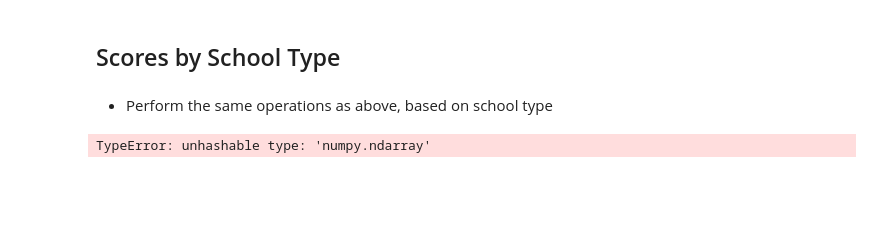
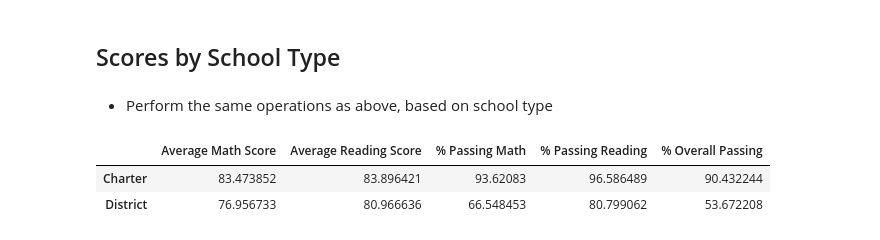
Before and after one commit to KaizaM/pandas-challenge, a Jupyter notebook: PyCitySchools/PyCitySchools_starter.ipynb, the cells around one changed output. Drawn from its saved outputs; the diff is of its cells as text; code cells hidden in the pictures; blank space fills up the shorter version.

```diff
--- a/PyCitySchools/PyCitySchools_starter.ipynb
+++ b/PyCitySchools/PyCitySchools_starter.ipynb
@@ -366,15 +383,41 @@ See the caveats in the documentation: https://pandas.pydata.org/pandas-docs/stab
 ## Scores by School Type
 # %% [markdown]
 * Perform the same operations as above, based on school type
-# %%
-school_type = df[["Average Math Score",
-                      "Average Reading Score",
-                      "% Passing Math",
-                      "% Passing Reading",
-                      "% Overall Passing",
-                      "School Type"]]
-
-school_type = school_type.groupby("School Type")
-school_type.mean()
-# %% [output]
-TypeError: unhashable type: 'numpy.ndarray'
+# %%
+school_type = df[["Average Math Score",
+                      "Average Reading Score",
+                      "% Passing Math",
+                      "% Passing Reading",
+                      "% Overall Passing",
+                      "School Type"]]
+school_type_charter = school_type.loc[school_type["School Type"] == "Charter",:]
+school_type_district = school_type.loc[school_type["School Type"] == "District",:]
+
+new_df = pd.DataFrame(columns = ["Average Math Score",
+                                 "Average Reading Score",
+                                 "% Passing Math",
+                                 "% Passing Reading",
+                                 "% Overall Passing"],
+                     index = ["Charter","District"])
+
+charter_avg_math = school_type_charter["Average Math Score"].mean()
+charter_avg_reading = school_type_charter["Average Reading Score"].mean()
+charter_percent_math = school_type_charter["% Passing Math"].mean()
+charter_percent_reading = school_type_charter["% Passing Reading"].mean()
+charter_ovr = school_type_charter["% Overall Passing"].mean()
+
+new_df.loc["Charter"] = [charter_avg_math,charter_avg_reading,charter_percent_math,charter_percent_reading,charter_ovr]
+
+district_avg_math = school_type_district["Average Math Score"].mean()
+district_avg_reading = school_type_district["Average Reading Score"].mean()
+district_percent_math = school_type_district["% Passing Math"].mean()
+district_percent_reading = school_type_district["% Passing Reading"].mean()
+district_ovr = school_type_district["% Overall Passing"].mean()
+
+new_df.loc["District"] = [district_avg_math,district_avg_reading,district_percent_math,district_percent_reading,district_ovr]
+
+new_df
+# %% [output]
+|  | Average Math Score | Average Reading Score | % Passing Math | % Passing Reading | % Overall Passing |
+| Charter | 83.473852 | 83.896421 | 93.62083 | 96.586489 | 90.432244 |
+| District | 76.956733 | 80.966636 | 66.548453 | 80.799062 | 53.672208 |
```
Also changed, not shown: parts of 4 cells of this notebook.
